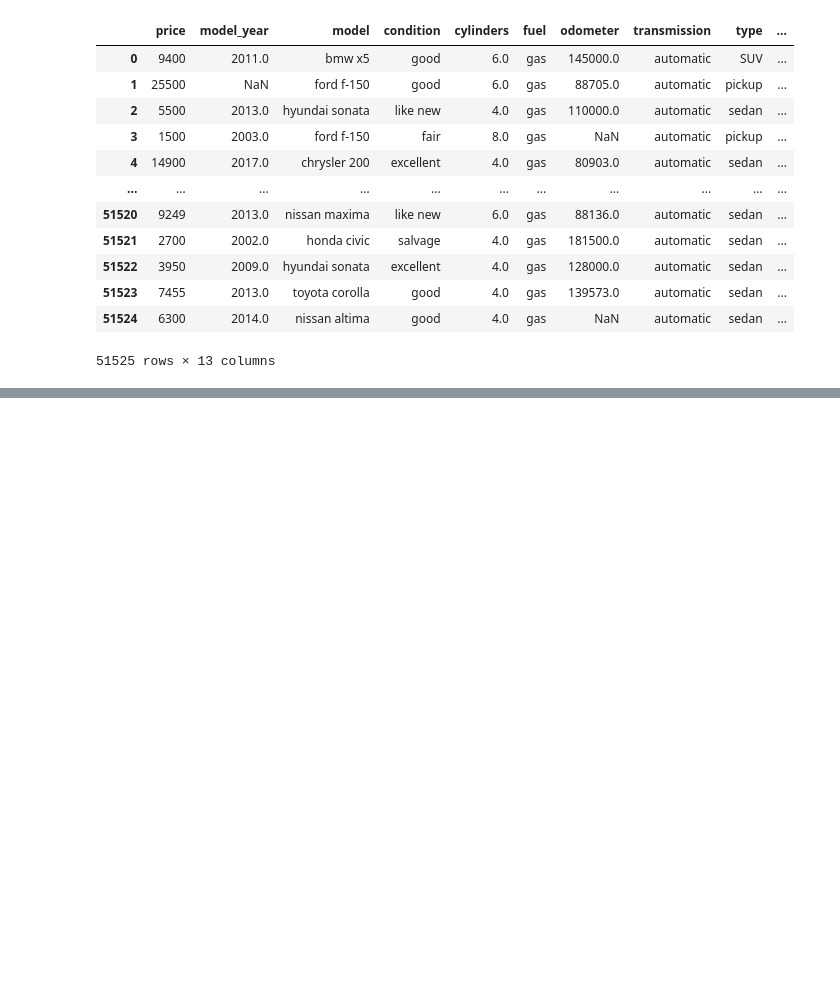
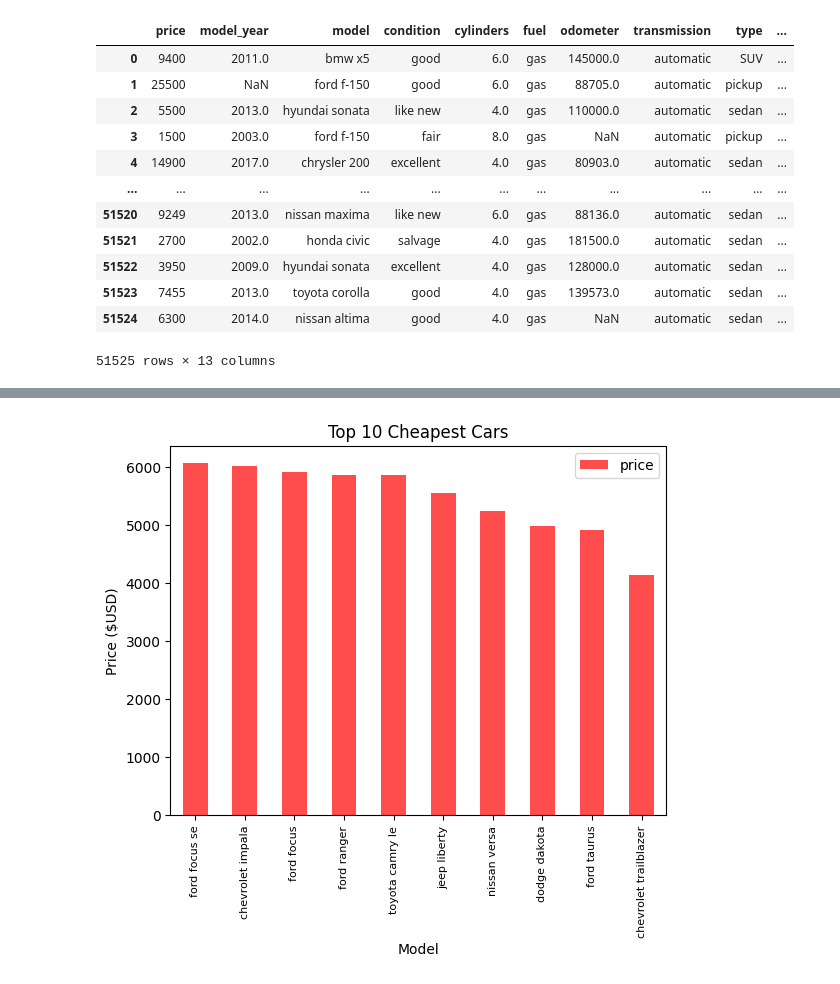
Before and after one commit to eyupalasoy/sprint_4, a Jupyter notebook: notebooks/EDA.ipynb, the cells around one changed output, grey strips where cells are left out. Saved outputs shown, nothing was run; the diff lists cells and outputs as text; code cells hidden in the pictures; blank space fills up the shorter version.

```diff
--- a/notebooks/EDA.ipynb
+++ b/notebooks/EDA.ipynb
@@ -118,0 +234,8 @@ DeltaGenerator()
+# %%
+bottom_10_price.plot(kind='bar',x='model',y='price',title='Top 10 Cheapest Cars',color='red',alpha=0.7)
+plt.xlabel('Model')
+plt.ylabel('Price ($USD)')
+plt.xticks(fontsize=8)
+plt.show()
+# %% [output]
+[figure, added]
```
Also changed, not shown: parts of 32 cells of this notebook.
